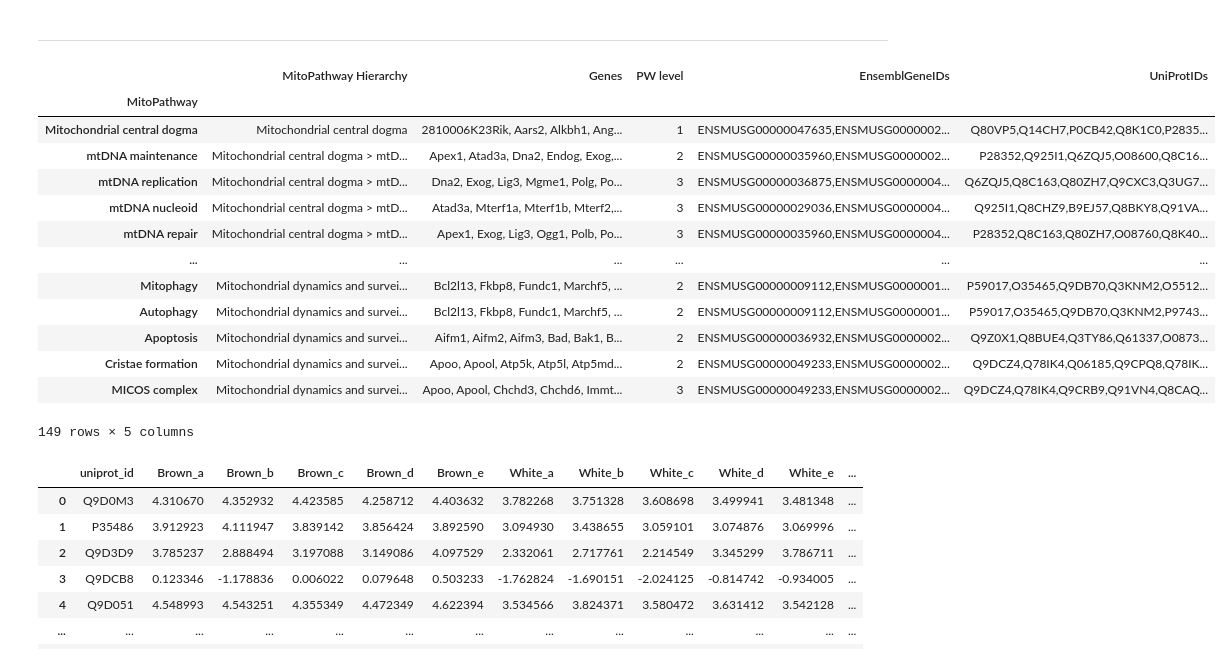
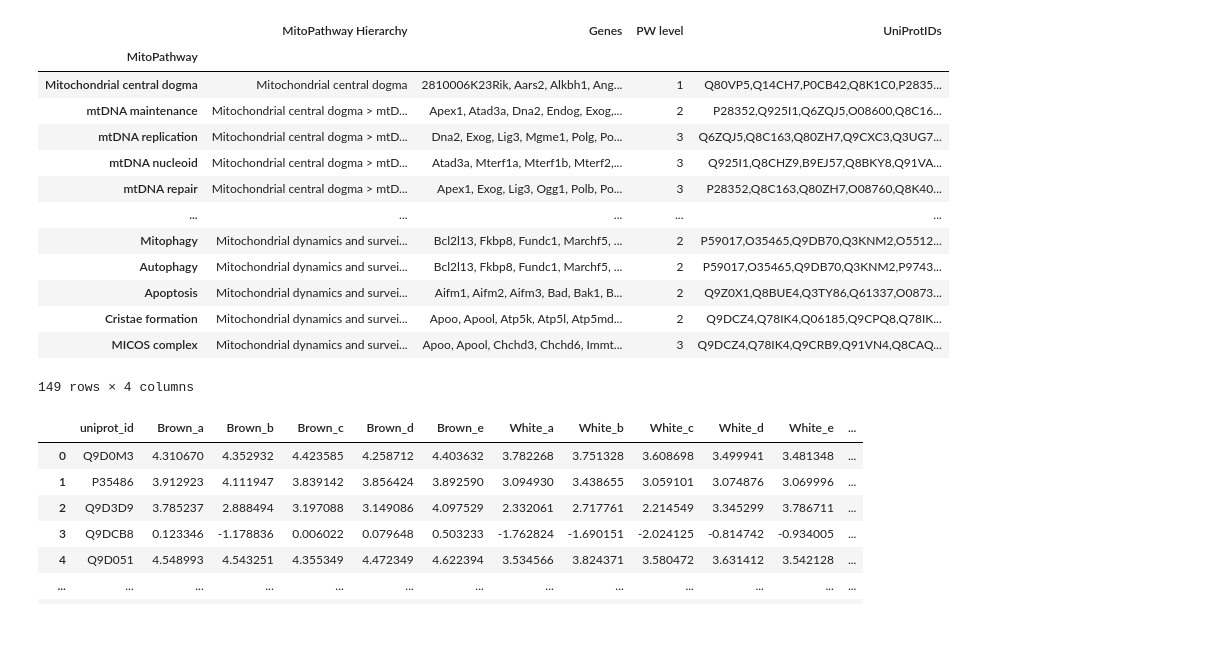
Before and after one commit to DaehwaYoun/Beige_Ad, a Jupyter notebook: Results/Plots/Mitochondria/violin_box_kde/v20240827/Martinez-mito_TCA-PTexp_strip-point.ipynb, the cells around one changed output. Drawn from its saved outputs; the diff is of its cells as text; code cells hidden in the pictures; blank space fills up the shorter version.

```diff
--- a/Results/Plots/Mitochondria/violin_box_kde/v20240827/Martinez-mito_TCA-PTexp_strip-point.ipynb
+++ b/Results/Plots/Mitochondria/violin_box_kde/v20240827/Martinez-mito_TCA-PTexp_strip-point.ipynb
@@ -29,60 +28,43 @@ mpl.rcParams['axes.linewidth'] = 0.5
-# %% [markdown]
----
 # %%
 MitoCarta3_file = '/Users/daehwa/Library/CloudStorage/OneDrive-Personal/Junlab/Data_Library/MITOCARTA3.0/Mouse.MitoCarta3.0.xls'
 MitoCarta = pd.read_excel(MitoCarta3_file, 'A Mouse MitoCarta3.0')
 MitoPW    = pd.read_excel(MitoCarta3_file, 'C MitoPathways')
 
-name2EnsgID = MitoCarta[['Symbol','EnsemblGeneID']].set_index('Symbol')['EnsemblGeneID'].to_dict()
 name2UniprotID = MitoCarta[['Symbol','UniProt']].set_index('Symbol')['UniProt'].to_dict()
 
 MitoPW['PW level'] = MitoPW['MitoPathway Hierarchy'].str.split('>').str.len()
-MitoPW['EnsemblGeneIDs'] = ''
 MitoPW['UniProtIDs'] = ''
 for i in range(len(MitoPW)):
-
-    # Collecting Ensembl gene IDs
-    for gene in MitoPW.iloc[i,:]['Genes'].split(', '):
-        if type(name2EnsgID[gene]) == float : continue
-        MitoPW.iloc[i,4] += name2EnsgID[gene].replace('|',',') + ','
-    MitoPW.iloc[i,4] = MitoPW.iloc[i,4][:-1]
 
     # Collecting UniProt IDs
     for gene in MitoPW.iloc[i,:]['Genes'].split(', '):
         if type(name2UniprotID[gene]) == float : continue
-        MitoPW.iloc[i,5] += name2UniprotID[gene].replace('|',',') + ','
-    MitoPW.iloc[i,5] = MitoPW.iloc[i,5][:-1]
+        MitoPW.iloc[i,4] += name2UniprotID[gene].replace('|',',') + ','
+    MitoPW.iloc[i,4] = MitoPW.iloc[i,4][:-1]
 
 MitoPW = MitoPW.set_index('MitoPathway',drop=True)
 
 display(MitoPW)
 
 
 Uniprot_Genesets = {
-    'OXPHOS subunits' : pd.DataFrame({'uniprot_id' : MitoPW.loc['OXPHOS subunits','UniProtIDs'].split(',')}),
-    'CI subunits' : pd.DataFrame({'uniprot_id' : MitoPW.loc['CI subunits','UniProtIDs'].split(',')}),
-    'CII subunits' : pd.DataFrame({'uniprot_id' : MitoPW.loc['CII subunits','UniProtIDs'].split(',')}),
-    'CIII subunits' : pd.DataFrame({'uniprot_id' : MitoPW.loc['CIII subunits','UniProtIDs'].split(',')}),
-    'CIV subunits' : pd.DataFrame({'uniprot_id' : MitoPW.loc['CIV subunits','UniProtIDs'].split(',')}),
-    'CV subunits' : pd.DataFrame({'uniprot_id' : MitoPW.loc['CV subunits','UniProtIDs'].split(',')}),
-    'TCA cycle' : pd.DataFrame({'uniprot_id' : MitoPW.loc['TCA cycle','UniProtIDs'].split(',')}),
-    # 'All MitoCarta' : MitoCarta[['UniProt']].drop_duplicates().rename(columns={'UniProt':'uniprot_id'})
+    'TCA cycle' : pd.DataFrame({'uniprot_id' : MitoPW.loc['TCA cycle','UniProtIDs'].split(',')})
 }
 # %% [output]
-|  | MitoPathway Hierarchy | Genes | PW level | EnsemblGeneIDs | UniProtIDs |
-| MitoPathway |  |  |  |  |  |
-| Mitochondrial central dogma | Mitochondrial central dogma | 2810006K23Rik, Aars2, Alkbh1, Ang... | 1 | ENSMUSG00000047635,ENSMUSG0000002... | Q80VP5,Q14CH7,P0CB42,Q8K1C0,P2835... |
-| mtDNA maintenance | Mitochondrial central dogma > mtD... | Apex1, Atad3a, Dna2, Endog, Exog,... | 2 | ENSMUSG00000035960,ENSMUSG0000002... | P28352,Q925I1,Q6ZQJ5,O08600,Q8C16... |
-| mtDNA replication | Mitochondrial central dogma > mtD... | Dna2, Exog, Lig3, Mgme1, Polg, Po... | 3 | ENSMUSG00000036875,ENSMUSG0000004... | Q6ZQJ5,Q8C163,Q80ZH7,Q9CXC3,Q3UG7... |
-| mtDNA nucleoid | Mitochondrial central dogma > mtD... | Atad3a, Mterf1a, Mterf1b, Mterf2,... | 3 | ENSMUSG00000029036,ENSMUSG0000004... | Q925I1,Q8CHZ9,B9EJ57,Q8BKY8,Q91VA... |
-| mtDNA repair | Mitochondrial central dogma > mtD... | Apex1, Exog, Lig3, Ogg1, Polb, Po... | 3 | ENSMUSG00000035960,ENSMUSG0000004... | P28352,Q8C163,Q80ZH7,O08760,Q8K40... |
-| ... | ... | ... | ... | ... | ... |
-| Mitophagy | Mitochondrial dynamics and survei... | Bcl2l13, Fkbp8, Fundc1, Marchf5, ... | 2 | ENSMUSG00000009112,ENSMUSG0000001... | P59017,O35465,Q9DB70,Q3KNM2,O5512... |
-| Autophagy | Mitochondrial dynamics and survei... | Bcl2l13, Fkbp8, Fundc1, Marchf5, ... | 2 | ENSMUSG00000009112,ENSMUSG0000001... | P59017,O35465,Q9DB70,Q3KNM2,P9743... |
-| Apoptosis | Mitochondrial dynamics and survei... | Aifm1, Aifm2, Aifm3, Bad, Bak1, B... | 2 | ENSMUSG00000036932,ENSMUSG0000002... | Q9Z0X1,Q8BUE4,Q3TY86,Q61337,O0873... |
-| Cristae formation | Mitochondrial dynamics and survei... | Apoo, Apool, Atp5k, Atp5l, Atp5md... | 2 | ENSMUSG00000049233,ENSMUSG0000002... | Q9DCZ4,Q78IK4,Q06185,Q9CPQ8,Q78IK... |
-| MICOS complex | Mitochondrial dynamics and survei... | Apoo, Apool, Chchd3, Chchd6, Immt... | 3 | ENSMUSG00000049233,ENSMUSG0000002... | Q9DCZ4,Q78IK4,Q9CRB9,Q91VN4,Q8CAQ... |
+|  | MitoPathway Hierarchy | Genes | PW level | UniProtIDs |
+| MitoPathway |  |  |  |  |
+| Mitochondrial central dogma | Mitochondrial central dogma | 2810006K23Rik, Aars2, Alkbh1, Ang... | 1 | Q80VP5,Q14CH7,P0CB42,Q8K1C0,P2835... |
+| mtDNA maintenance | Mitochondrial central dogma > mtD... | Apex1, Atad3a, Dna2, Endog, Exog,... | 2 | P28352,Q925I1,Q6ZQJ5,O08600,Q8C16... |
+| mtDNA replication | Mitochondrial central dogma > mtD... | Dna2, Exog, Lig3, Mgme1, Polg, Po... | 3 | Q6ZQJ5,Q8C163,Q80ZH7,Q9CXC3,Q3UG7... |
+| mtDNA nucleoid | Mitochondrial central dogma > mtD... | Atad3a, Mterf1a, Mterf1b, Mterf2,... | 3 | Q925I1,Q8CHZ9,B9EJ57,Q8BKY8,Q91VA... |
+| mtDNA repair | Mitochondrial central dogma > mtD... | Apex1, Exog, Lig3, Ogg1, Polb, Po... | 3 | P28352,Q8C163,Q80ZH7,O08760,Q8K40... |
+| ... | ... | ... | ... | ... |
+| Mitophagy | Mitochondrial dynamics and survei... | Bcl2l13, Fkbp8, Fundc1, Marchf5, ... | 2 | P59017,O35465,Q9DB70,Q3KNM2,O5512... |
+| Autophagy | Mitochondrial dynamics and survei... | Bcl2l13, Fkbp8, Fundc1, Marchf5, ... | 2 | P59017,O35465,Q9DB70,Q3KNM2,P9743... |
+| Apoptosis | Mitochondrial dynamics and survei... | Aifm1, Aifm2, Aifm3, Bad, Bak1, B... | 2 | Q9Z0X1,Q8BUE4,Q3TY86,Q61337,O0873... |
+| Cristae formation | Mitochondrial dynamics and survei... | Apoo, Apool, Atp5k, Atp5l, Atp5md... | 2 | Q9DCZ4,Q78IK4,Q06185,Q9CPQ8,Q78IK... |
+| MICOS complex | Mitochondrial dynamics and survei... | Apoo, Apool, Chchd3, Chchd6, Immt... | 3 | Q9DCZ4,Q78IK4,Q9CRB9,Q91VN4,Q8CAQ... |
-149 rows × 5 columns
+149 rows × 4 columns
 # %%
 PT = pd.read_csv(f'{Project}/Results/Other_papers/Martinez_etal.2023.Cell_Metabolism/Tables/Proteome/PT_Exp_calc/v20240416/Martinez_PT_rel-log2Exp_mito.tsv', sep='\t')
 display(PT)
```
Also changed, not shown: parts of 5 cells of this notebook.
